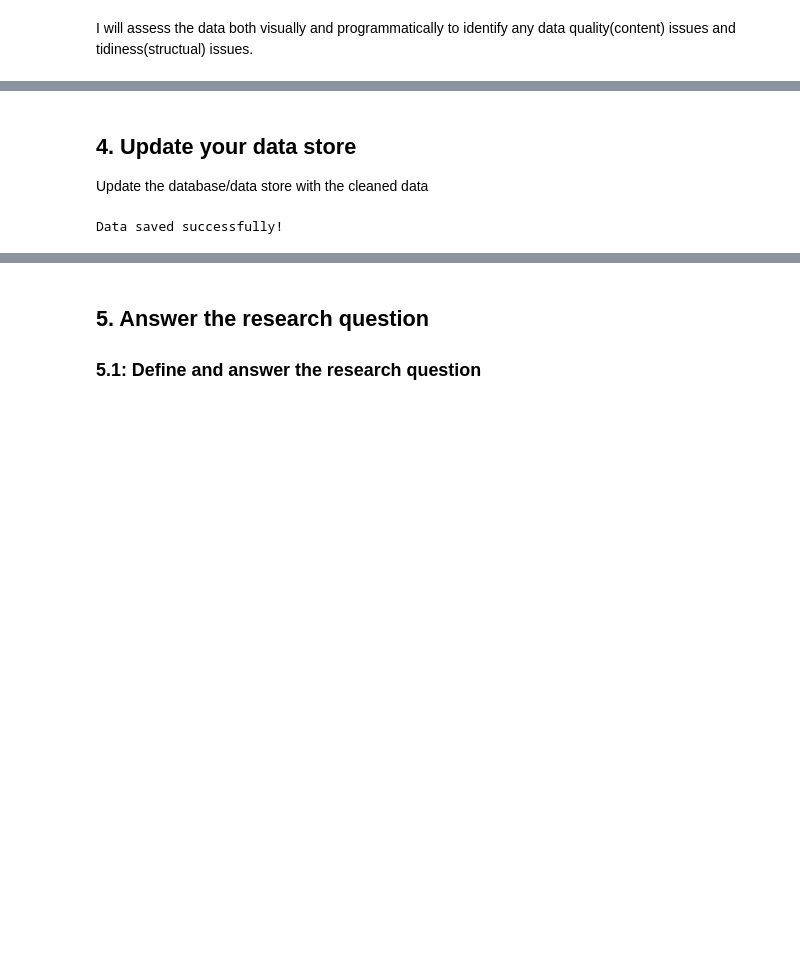
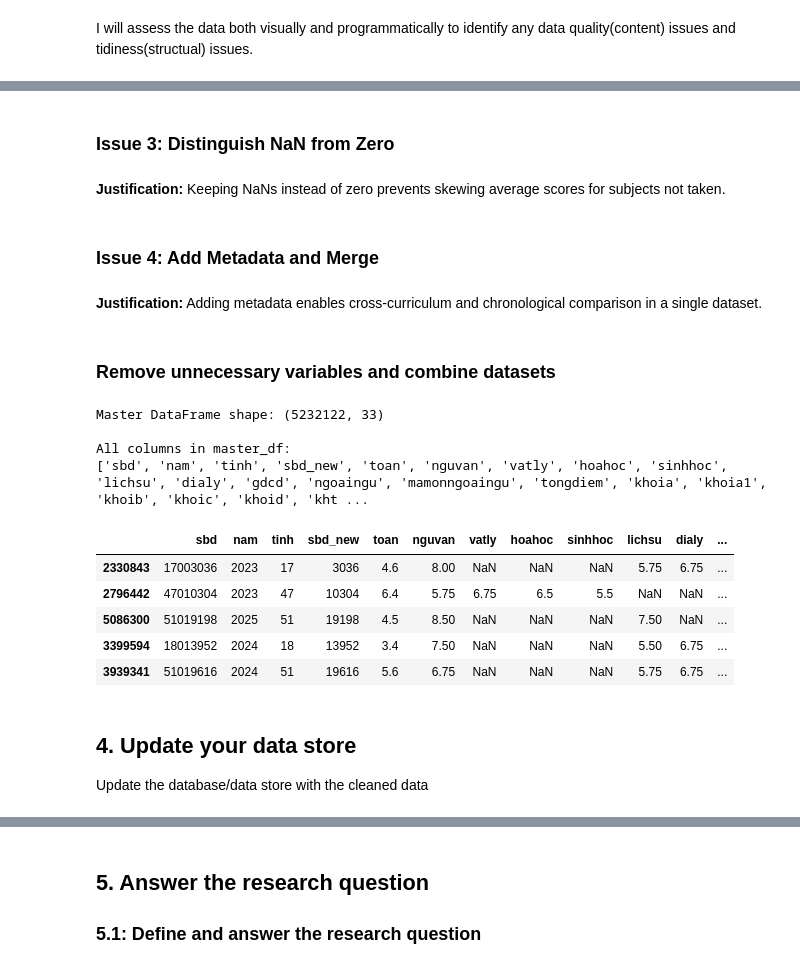
Before and after one commit to trnghuybru/data_analysis, a Jupyter notebook: my_Project.ipynb, the cells around one changed output, grey strips where cells are left out. Drawn from its saved outputs; the diff is of its cells as text; code cells hidden in the pictures; blank space fills up the shorter version.

Commit message:
refactor: update data loading logic and research objectives in data analysis project

```diff
--- a/my_Project.ipynb
+++ b/my_Project.ipynb
@@ -757,0 +155,8 @@ Cleaning the column set and data types ensures a reliable, anonymized dataset op
+# %%
+# Check missing values count for ALL available datasets
+all_dfs = {**dfs_historical, '2025_CT2006': df_2025_old, '2025_CT2018': df_2025_new}
+
+for name, df in all_dfs.items():
+    print(f"Missing values in {name}:")
+    print(df.isnull().sum())
+    print("-" * 30)
@@ -757,0 +190,10 @@ Cleaning the column set and data types ensures a reliable, anonymized dataset op
+# %%
+# Make copies and define standardization functions
+dfs_clean = {year: df.copy() for year, df in dfs_historical.items()}
+df_2025_old_clean = df_2025_old.copy()
+df_2025_new_clean = df_2025_new.copy()
+
+import unidecode
+def standardize_columns(df):
+    df.columns = [unidecode.unidecode(col).replace(' ', '_').lower() for col in df.columns]
+    return df
@@ -757,0 +202,10 @@ Cleaning the column set and data types ensures a reliable, anonymized dataset op
+# %%
+# Apply column standardization
+for year in dfs_clean: dfs_clean[year] = standardize_columns(dfs_clean[year])
+df_2025_old_clean = standardize_columns(df_2025_old_clean)
+df_2025_new_clean = standardize_columns(df_2025_new_clean)
+
+# Display standardized columns for ALL datasets
+all_clean_dfs = {**dfs_clean, '2025_CT2006': df_2025_old_clean, '2025_CT2018': df_2025_new_clean}
+for name, df in all_clean_dfs.items():
+    print(f"Standardized {name} columns: {df.columns.tolist()[:]}...")
@@ -757,0 +287,2 @@ Cleaning the column set and data types ensures a reliable, anonymized dataset op
+# %% [markdown]
+### Issue 3: Distinguish NaN from Zero
@@ -758,8 +291,38 @@ Cleaning the column set and data types ensures a reliable, anonymized dataset op
+# %% [markdown]
+**Justification:** Keeping NaNs instead of zero prevents skewing average scores for subjects not taken.
+# %% [markdown]
+### Issue 4: Add Metadata and Merge
+# %%
+# Add year and curriculum metadata
+for year, df in dfs_clean.items():
+    df['year_exam'] = int(year.split('_')[0]); df['curriculum'] = 'CT2006'
+df_2025_old_clean['year_exam'] = 2025; df_2025_old_clean['curriculum'] = 'CT2006'
+df_2025_new_clean['year_exam'] = 2025; df_2025_new_clean['curriculum'] = 'CT2018'
+
+master_df = pd.concat(list(dfs_clean.values()) + [df_2025_old_clean, df_2025_new_clean], ignore_index=True)
+# %% [markdown]
+**Justification:** Adding metadata enables cross-curriculum and chronological comparison in a single dataset.
+# %% [markdown]
+### **Remove unnecessary variables and combine datasets**
+# %%
+# Final verification of the merged dataset
+print(f"Master DataFrame shape: {master_df.shape}")
+print("\nAll columns in master_df:")
+print(master_df.columns.tolist())
+
+# Display 5 random records (all columns should be visible now)
+master_df.sample(5)
+# %% [output]
+Master DataFrame shape: (5232122, 33)
+
+All columns in master_df:
+['sbd', 'nam', 'tinh', 'sbd_new', 'toan', 'nguvan', 'vatly', 'hoahoc', 'sinhhoc', 'lichsu', 'dialy', 'gdcd', 'ngoaingu', 'mamonngoaingu', 'tongdiem', 'khoia', 'khoia1', 'khoib', 'khoic', 'khoid', 'kht ...
+|  | sbd | nam | tinh | sbd_new | toan | nguvan | vatly | hoahoc | sinhhoc | lichsu | dialy | ... |
+| 2330843 | 17003036 | 2023 | 17 | 3036 | 4.6 | 8.00 | NaN | NaN | NaN | 5.75 | 6.75 | ... |
+| 2796442 | 47010304 | 2023 | 47 | 10304 | 6.4 | 5.75 | 6.75 | 6.5 | 5.5 | NaN | NaN | ... |
+| 5086300 | 51019198 | 2025 | 51 | 19198 | 4.5 | 8.50 | NaN | NaN | NaN | 7.50 | NaN | ... |
+| 3399594 | 18013952 | 2024 | 18 | 13952 | 3.4 | 7.50 | NaN | NaN | NaN | 5.50 | 6.75 | ... |
+| 3939341 | 51019616 | 2024 | 51 | 19616 | 5.6 | 6.75 | NaN | NaN | NaN | 5.75 | 6.75 | ... |
 # %% [markdown]
 ## 4. Update your data store
 Update the database/data store with the cleaned data
-# %%
-master_df.to_csv('dataset/cleaned_all_years.csv', index=False)
-print('Data saved successfully!')
-# %% [output]
-Data saved successfully!
```
Also changed, not shown: parts of 111 cells of this notebook.
